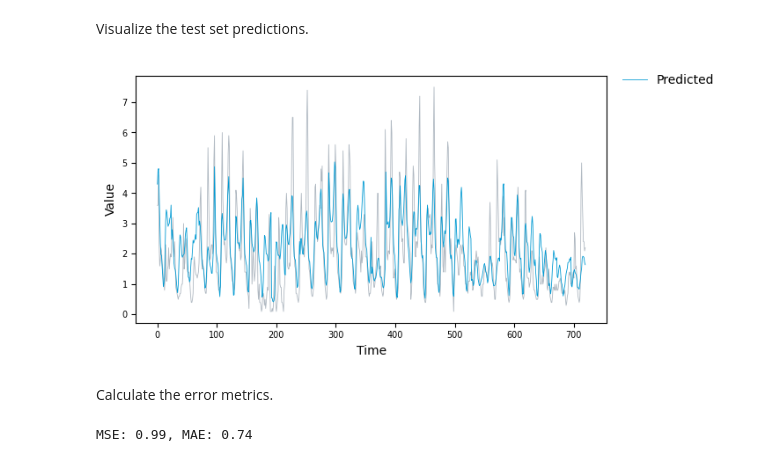
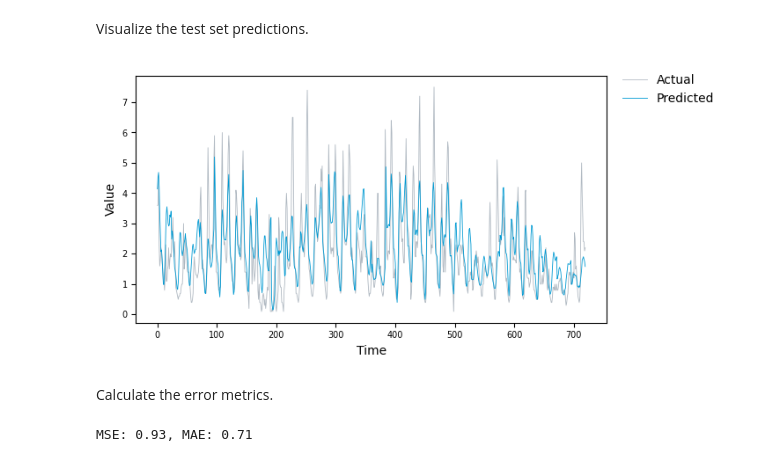
Before and after one commit to fg-research/lnn-sagemaker, a Jupyter notebook: example/AirQuality.ipynb, the cells around one changed output. Saved outputs shown, nothing was run; the diff lists cells and outputs as text; code cells hidden in the pictures.

```diff
--- a/example/AirQuality.ipynb
+++ b/example/AirQuality.ipynb
@@ -54,4 +49,10 @@ Prepare the data.
 # %%
+# load the data
+dataset = pd.read_excel(
+    "AirQualityUCI.xlsx",
+    usecols=["Date", "Time", "CO(GT)"],
+)
+
 # format the time stamps and replace the missing values with NaN
 dataset = pd.DataFrame({
     "ts": pd.to_datetime(
@@ -65,7 +66,7 @@ dataset = pd.DataFrame({
 dataset.dropna(inplace=True, ignore_index=True)
 
 # calculate the time spans
-dataset["ts"] = dataset["ts"].diff().dt.total_seconds().fillna(value=0) // (60 * 60)
+dataset["ts"] = dataset["ts"].diff().dt.total_seconds().fillna(value=0) / (60 * 60)
 # %%
 dataset.shape
 # %% [output]
@@ -286,16 +290,16 @@ predictions.tail()
 Visualize the test set predictions.
 # %%
 fig, ax = plt.subplots(figsize=(6, 3.5))
-ax.plot(test_dataset["y"].iloc[context_length:].values, color="#AFB8C1", lw=0.6)
+ax.plot(test_dataset["y"].iloc[context_length:].values, color="#AFB8C1", lw=0.6, label="Actual")
 ax.plot(predictions["y"].iloc[context_length: - prediction_length].values, color="#009ad3", lw=0.6, label="Predicted")
 ax.set(xlabel="Time", ylabel="Value")
 ax.tick_params(axis="both", which="major", labelsize=7)
 ax.tick_params(axis="both", which="minor", labelsize=7)
 fig.legend(frameon=False, bbox_to_anchor=(1.2, 1, 0, 0))
 fig.tight_layout()
 fig.show()
 # %% [output]
-[figure, old version]
+[figure, new version]
 # %% [markdown]
 Calculate the error metrics.
 # %%
@@ -311,4 +315,4 @@ mae = mean_absolute_error(
 
 print(f"MSE: {format(mse, '.2f')}, MAE: {format(mae, '.2f')}")
 # %% [output]
-MSE: 0.99, MAE: 0.74
+MSE: 0.93, MAE: 0.71
```
Also changed, not shown: parts of 9 cells of this notebook, 4 other files.
